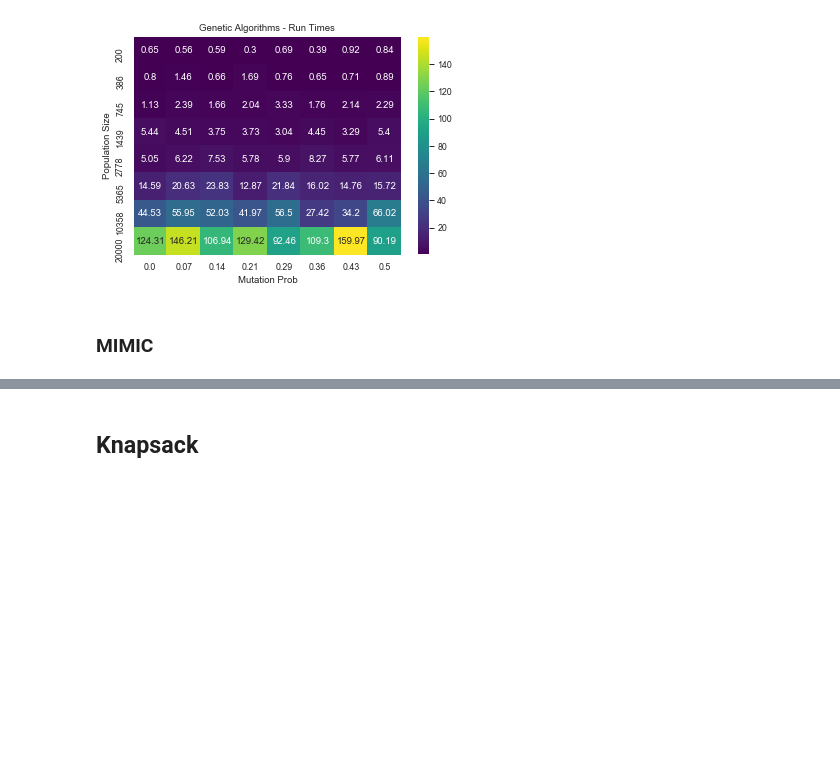
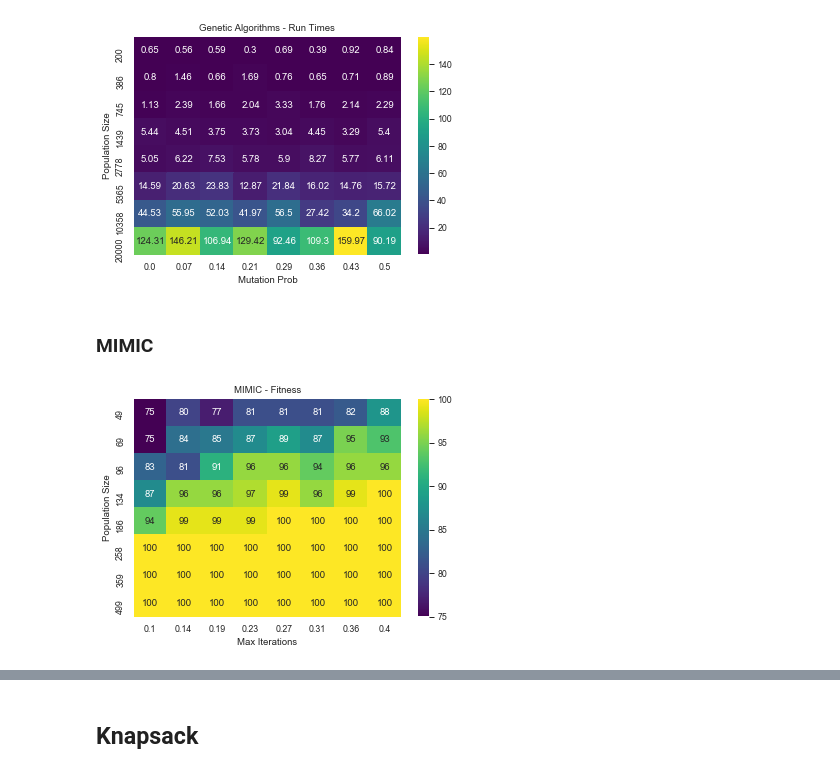
Before and after one commit to mkecera/cs7641-randomized-optimization, a Jupyter notebook: assignment2.ipynb, the cells around one changed output, grey strips where cells are left out. Cells and saved outputs as stored; diff of their text form; code cells hidden in the pictures; blank space fills up the shorter version.

```diff
--- a/assignment2.ipynb
+++ b/assignment2.ipynb
@@ -183,8 +179,10 @@ all_states, all_fitness, all_curves, run_times, pop_size_data, max_iter_data = p
     )
 # %%
 chart_data = pd.DataFrame({'Fitness': all_fitness, 'Population Size': pop_size_data, 'Max Iterations': max_iter_data})
-chart_data = chart_data.pivot(index='Population Size', columns='Keep Percentage', values='Fitness')
+chart_data = chart_data.pivot(index='Population Size', columns='Max Iterations', values='Fitness')
 sns.set_context("paper")
 sns_plot = sns.heatmap(chart_data, annot=True, fmt="g", cmap='viridis').set_title('MIMIC - Fitness')
-sns_plot.get_figure().savefig(save_path + "mimic_hyperparam.png", dpi=100)
+sns_plot.get_figure().savefig(save_path + "4p_mimic_hyperparam.png", dpi=100)
+# %% [output]
+[figure, added]
 # %%
```
Also changed, not shown: parts of 24 cells of this notebook.
